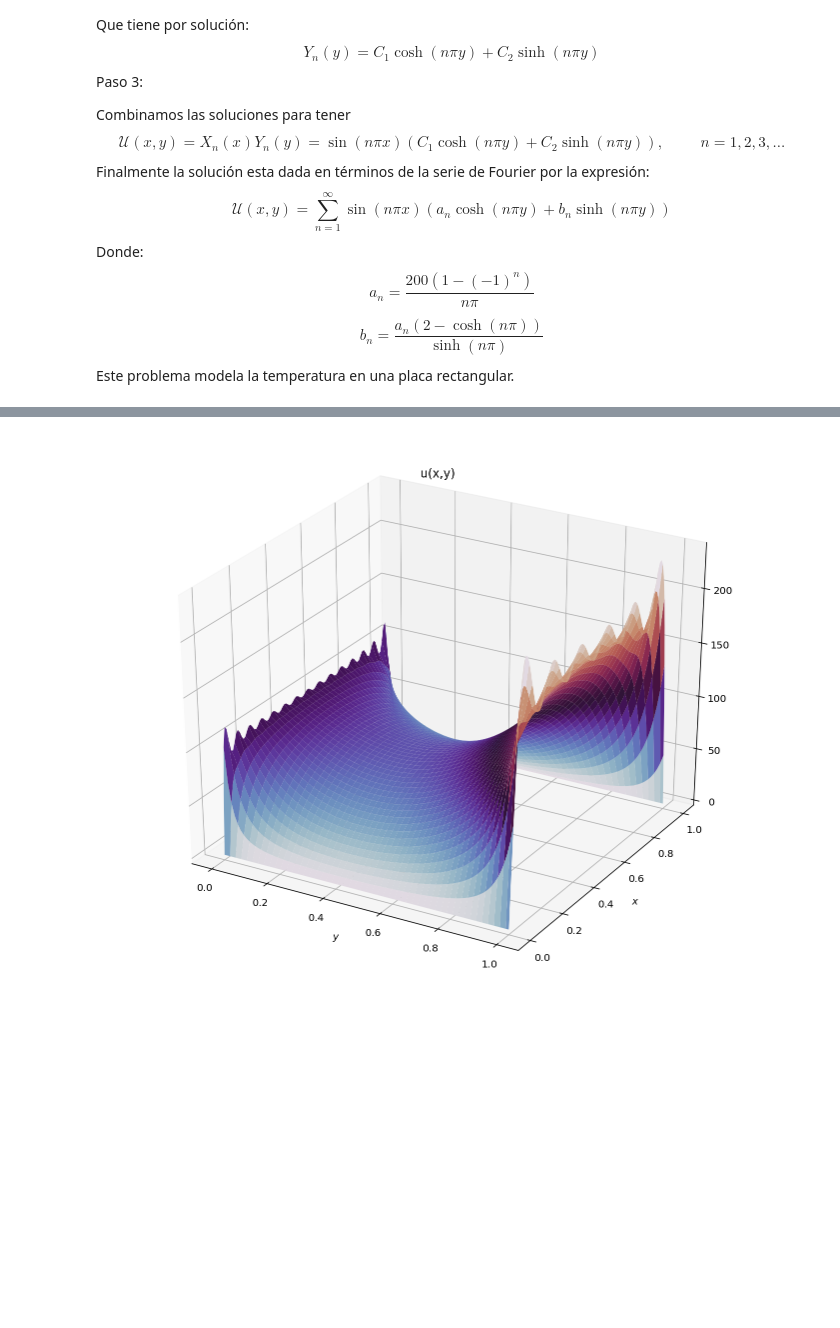
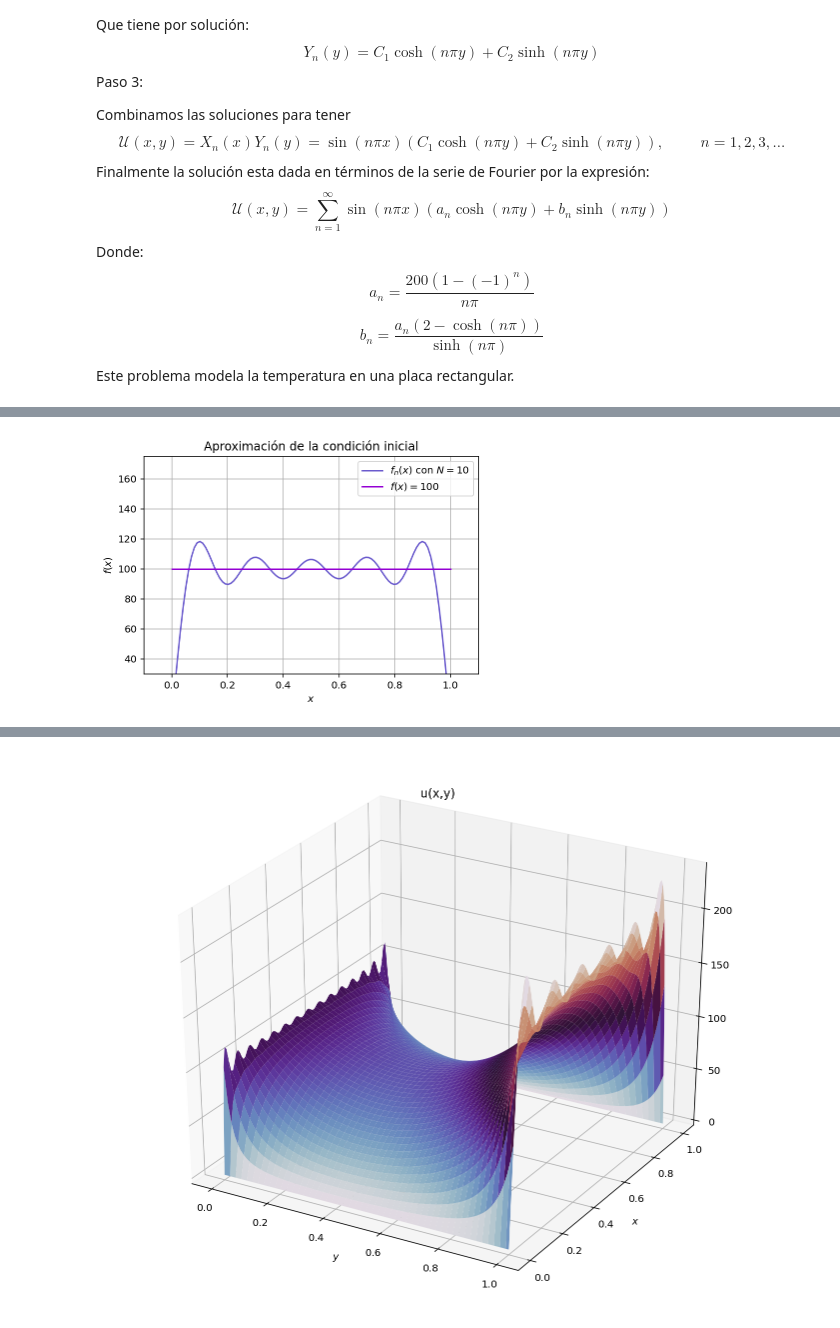
Before and after one commit to Jdvilan/suprema-octo-panqueque, a Jupyter notebook: Dirichlet_a.ipynb, the cells around one changed output, grey strips where cells are left out. Cells and saved outputs as stored; diff of their text form; code cells hidden in the pictures; blank space fills up the shorter version.

```diff
--- a/Dirichlet_a.ipynb
+++ b/Dirichlet_a.ipynb
@@ -40,0 +62,10 @@ import matplotlib.pyplot as plt
+# %%
+f_n = u_0(x)
+plot(x,f_n,label='$f_n(x)$ con $N=10$',color='slateblue')
+plot(x1,f,label='$f(x)=100$',color='darkviolet')
+plt.xlabel('$x$'); plt.ylabel('$f(x)$');
+plt.title("Aproximación de la condición inicial")
+xlim([-0.1,1.1]),ylim([30,175]),grid(),legend()
+show()
+# %% [output]
+[figure, added]
```
Also changed, not shown: parts of 14 cells of this notebook.
